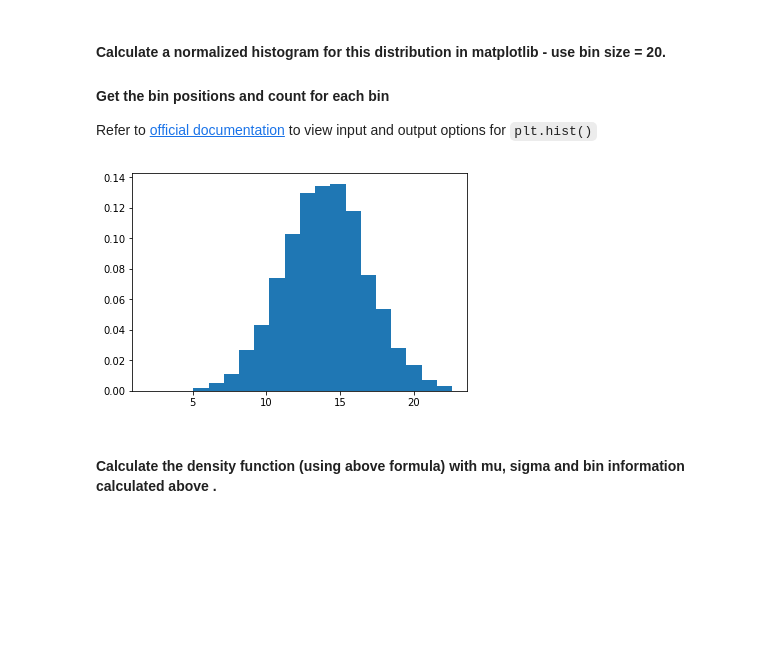
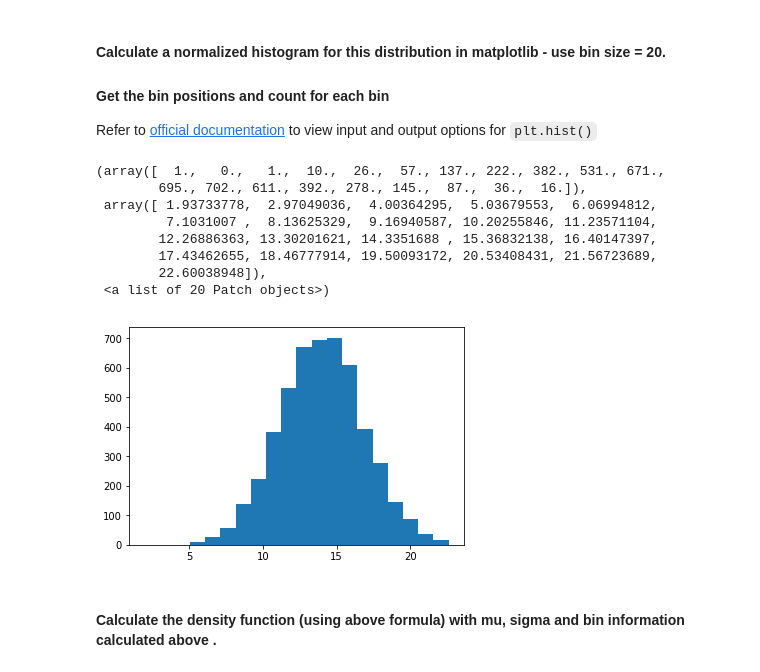
Before and after one commit to whohuhwhat/dsc-1-09-13-normal-gaussian-distributions-lab-nyc-ds-career-031119, a Jupyter notebook: index.ipynb, the cells around one changed output. Drawn from its saved outputs; the diff is of its cells as text; code cells hidden in the pictures; blank space fills up the shorter version.

```diff
--- a/index.ipynb
+++ b/index.ipynb
@@ -31,11 +31,19 @@ Refer to [official documentation](https://matplotlib.org/api/_as_gen/matplotlib.
 # %%
 # Calculate a histogram for above data distribution
 import matplotlib.pyplot as plt
 # Create the bins and histogram
-count, bins, ignored = plt.hist(s, 20, density=True)
-# plt.hist(s, 20)
+# count, bins, ignored = plt.hist(s, 20, density=True)
+plt.hist(s, 20)
 # %% [output]
+(array([  1.,   0.,   1.,  10.,  26.,  57., 137., 222., 382., 531., 671.,
+        695., 702., 611., 392., 278., 145.,  87.,  36.,  16.]),
+ array([ 1.93733778,  2.97049036,  4.00364295,  5.03679553,  6.06994812,
+         7.1031007 ,  8.13625329,  9.16940587, 10.20255846, 11.23571104,
+        12.26886363, 13.30201621, 14.3351688 , 15.36832138, 16.40147397,
+        17.43462655, 18.46777914, 19.50093172, 20.53408431, 21.56723689,
+        22.60038948]),
+ <a list of 20 Patch objects>)
-[figure, old version]
+[figure, new version]
 # %% [markdown]
 #### Calculate the density function (using above formula) with mu, sigma and bin information calculated above .
 # %%
```
